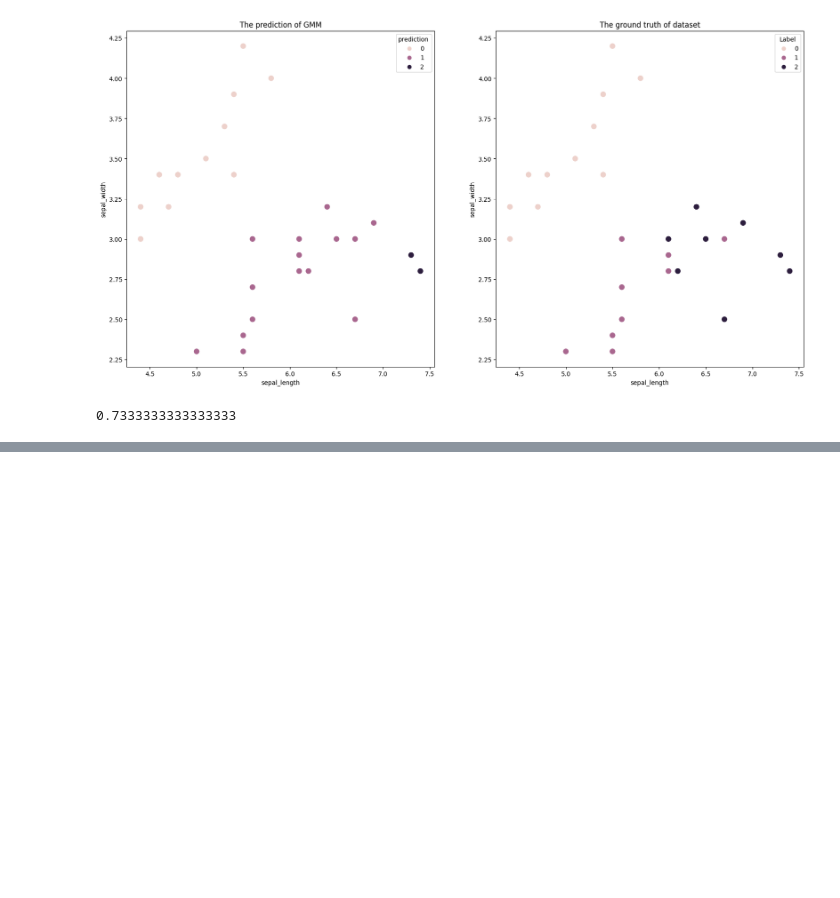
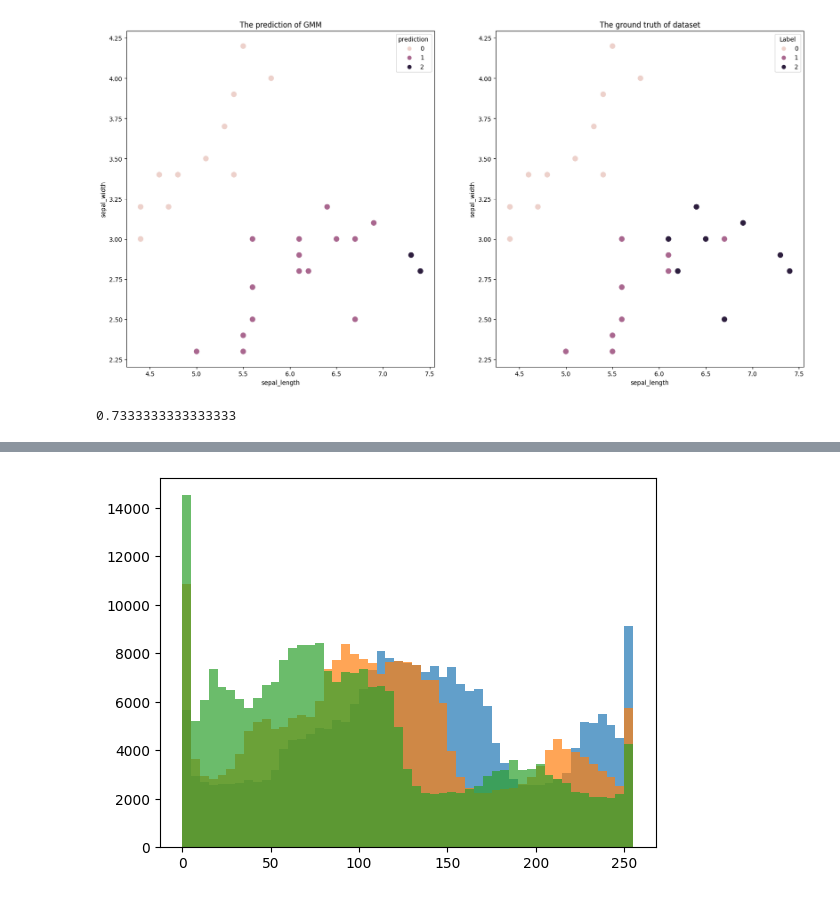
Before and after one commit to Syun1208/mathematics-for-machine-learning, a Jupyter notebook: unsupervised-learning/GMM/notebooks/gmm.ipynb, the cells around one changed output, grey strips where cells are left out. Cells and saved outputs as stored; diff of their text form; code cells hidden in the pictures; blank space fills up the shorter version.

```diff
--- a/unsupervised-learning/GMM/notebooks/gmm.ipynb
+++ b/unsupervised-learning/GMM/notebooks/gmm.ipynb
@@ -173,0 +216,4 @@ accuracy_score(df_predict_visualize['prediction'], df_truth_visualize['Label'])
+# %%
+displot(image)
+# %% [output]
+[figure, added]
```
Also changed, not shown: parts of 18 cells of this notebook, 20 other files.
